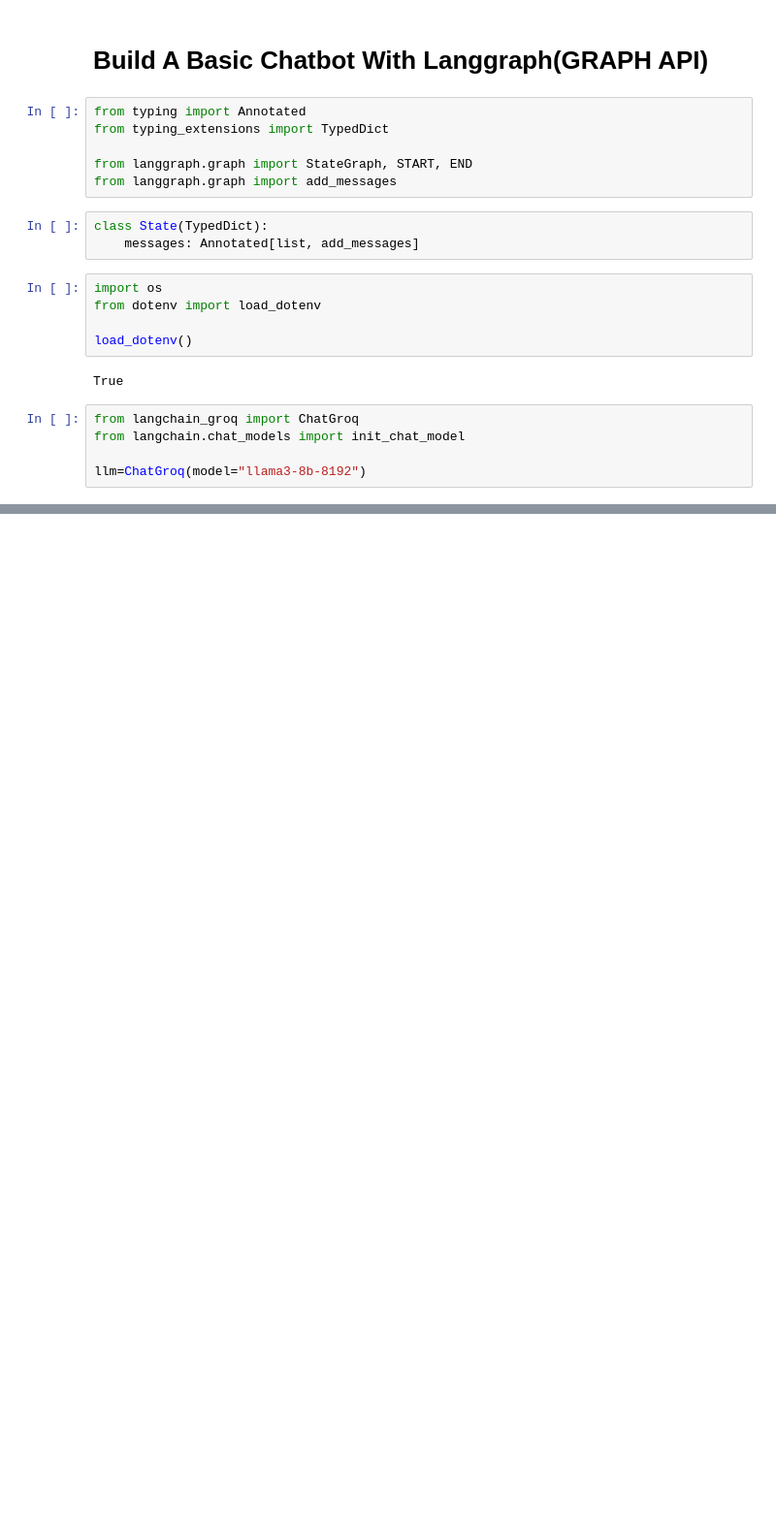
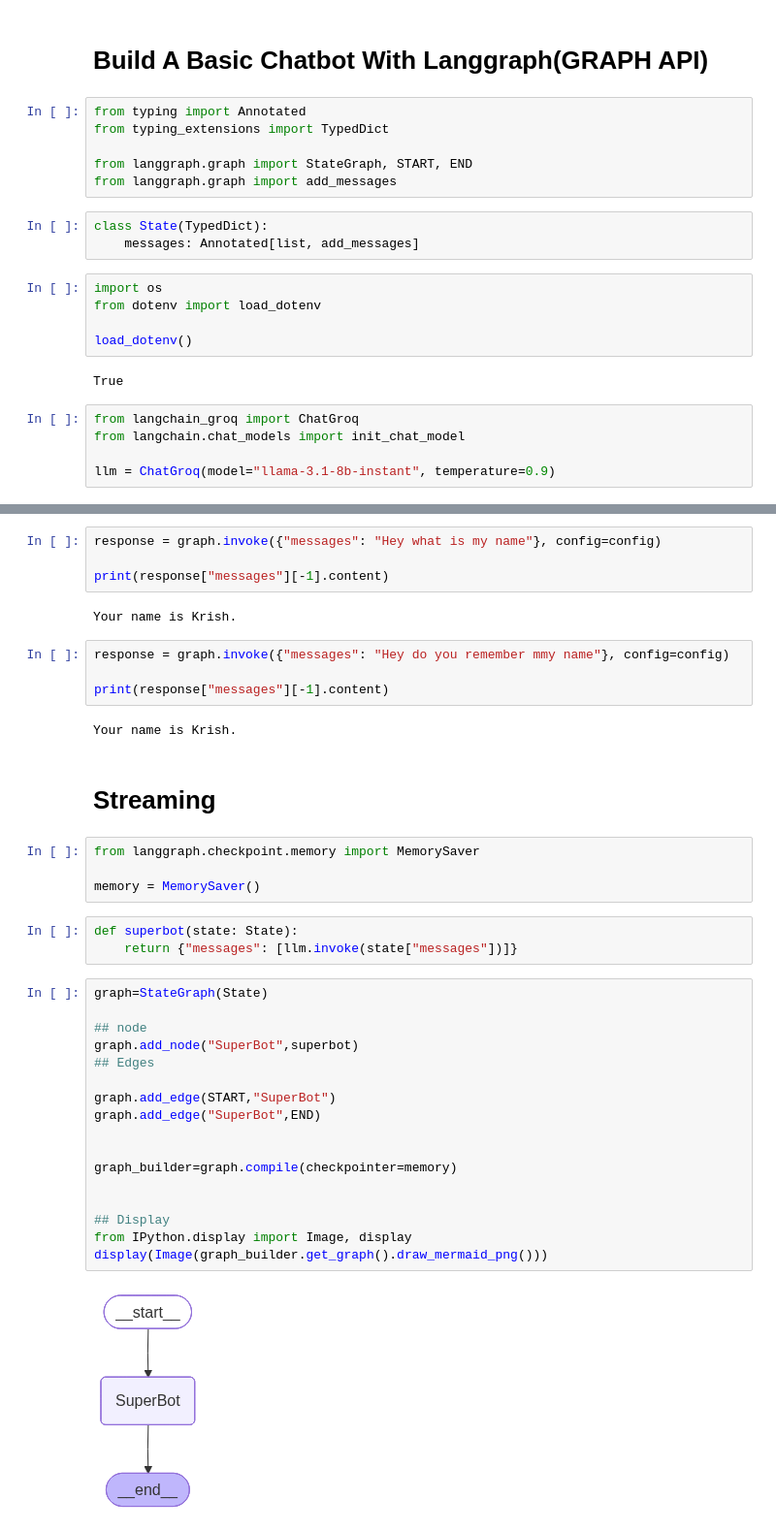
Before and after one commit to Sandeep-singh-99/langchain-crash-course, a Jupyter notebook: Agentic-Langgraph-Course/1-BasicChatbot/chatbot.ipynb, the cells around one changed output, grey strips where cells are left out. Shown at 97% size. Drawn from its saved outputs; the diff is of its cells as text; blank space fills up the shorter version.

```diff
--- a/Agentic-Langgraph-Course/1-BasicChatbot/chatbot.ipynb
+++ b/Agentic-Langgraph-Course/1-BasicChatbot/chatbot.ipynb
@@ -20,4 +20,4 @@ True
 from langchain_groq import ChatGroq
 from langchain.chat_models import init_chat_model
 
-llm=ChatGroq(model="llama3-8b-8192")
+llm = ChatGroq(model="llama-3.1-8b-instant", temperature=0.9)
@@ -67,0 +351,40 @@ NameError: name 'response' is not defined
+# %%
+response = graph.invoke({"messages": "Hey what is my name"}, config=config)
+
+print(response["messages"][-1].content)
+# %% [output]
+Your name is Krish.
+# %%
+response = graph.invoke({"messages": "Hey do you remember mmy name"}, config=config)
+
+print(response["messages"][-1].content)
+# %% [output]
+Your name is Krish.
+# %% [markdown]
+# Streaming
+# %%
+from langgraph.checkpoint.memory import MemorySaver
+
+memory = MemorySaver()
+# %%
+def superbot(state: State):
+    return {"messages": [llm.invoke(state["messages"])]}
+# %%
+graph=StateGraph(State)
+
+## node
+graph.add_node("SuperBot",superbot)
+## Edges
+
+graph.add_edge(START,"SuperBot")
+graph.add_edge("SuperBot",END)
+
+
+graph_builder=graph.compile(checkpointer=memory)
+
+
+## Display
+from IPython.display import Image, display
+display(Image(graph_builder.get_graph().draw_mermaid_png()))
+# %% [output]
+[figure, added]
```
Also changed, not shown: parts of 37 cells of this notebook, 1 other file.
